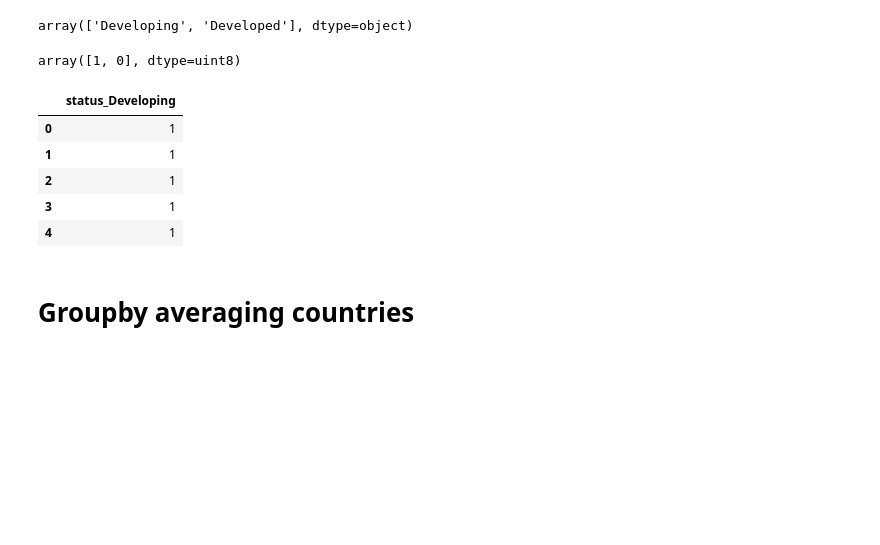
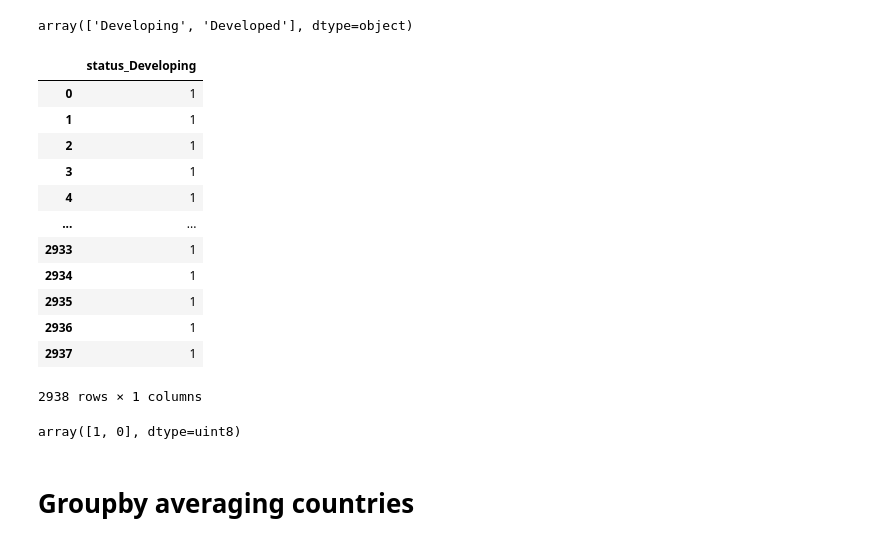
Before and after one commit to lepetitnoir/ML_WHO_Life_Expectancy, a Jupyter notebook: EDA_Life_Expectancy_WHO.ipynb, the cells around one changed output. Cells and saved outputs as stored; diff of their text form; code cells hidden in the pictures; blank space fills up the shorter version.

```diff
--- a/EDA_Life_Expectancy_WHO.ipynb
+++ b/EDA_Life_Expectancy_WHO.ipynb
@@ -165,11 +149,11 @@ who.rename(columns={'under-five deaths ' : 'under-five deaths'}, inplace=True)
 # %%
-who.rename(columns={'Diphtheria ' : 'diphtheria'}, inplace=True)
+who = who.rename(columns={'Diphtheria ' : 'diphtheria'}) #, inplace=True
 # %%
-who.rename(columns={' HIV/AIDS' : 'hiv/aids'}, inplace=True)
+who = who.rename(columns={' HIV/AIDS' : 'hiv/aids'}) #, inplace=True
 # %%
-who.rename(columns={' thinness  1-19 years' : 'thinness 1-19 years'}, inplace=True)
+who = who.rename(columns={' thinness  1-19 years' : 'thinness 1-19 years'}) #, inplace=True
 # %%
-who.rename(columns={' thinness 5-9 years' : 'thinness 5-9 years'}, inplace=True)
+who = who.rename(columns={' thinness 5-9 years' : 'thinness 5-9 years'}) #, inplace=True
 # %%
 who.columns= who.columns.str.lower()
 # %%
@@ -269,19 +253,26 @@ who['status'].unique()
 array(['Developing', 'Developed'], dtype=object)
 # %%
 hc_status = pd.get_dummies(who[['status']], drop_first=True)
+# %%
+hc_status
+# %% [output]
+|  | status_Developing |
+| 0 | 1 |
+| 1 | 1 |
+| 2 | 1 |
+| 3 | 1 |
+| 4 | 1 |
+| ... | ... |
+| 2933 | 1 |
+| 2934 | 1 |
+| 2935 | 1 |
+| 2936 | 1 |
+| 2937 | 1 |
+2938 rows × 1 columns
 # %%
 hc_status['status_Developing'].unique()
 # %% [output]
 array([1, 0], dtype=uint8)
-# %%
-hc_status.head()
-# %% [output]
-|  | status_Developing |
-| 0 | 1 |
-| 1 | 1 |
-| 2 | 1 |
-| 3 | 1 |
-| 4 | 1 |
 # %%
 who['status'] = hc_status['status_Developing']
 # %% [markdown]
```
Also changed, not shown: parts of 26 cells of this notebook, 4 other files.
